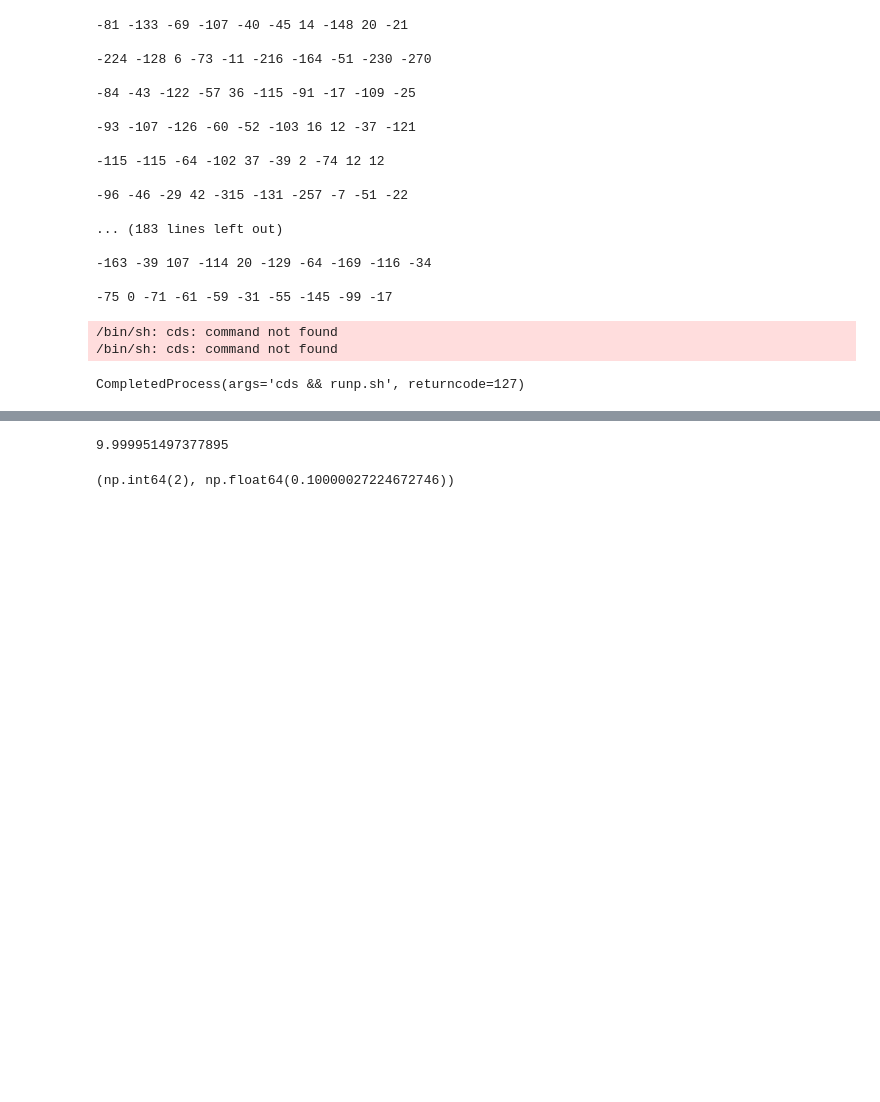
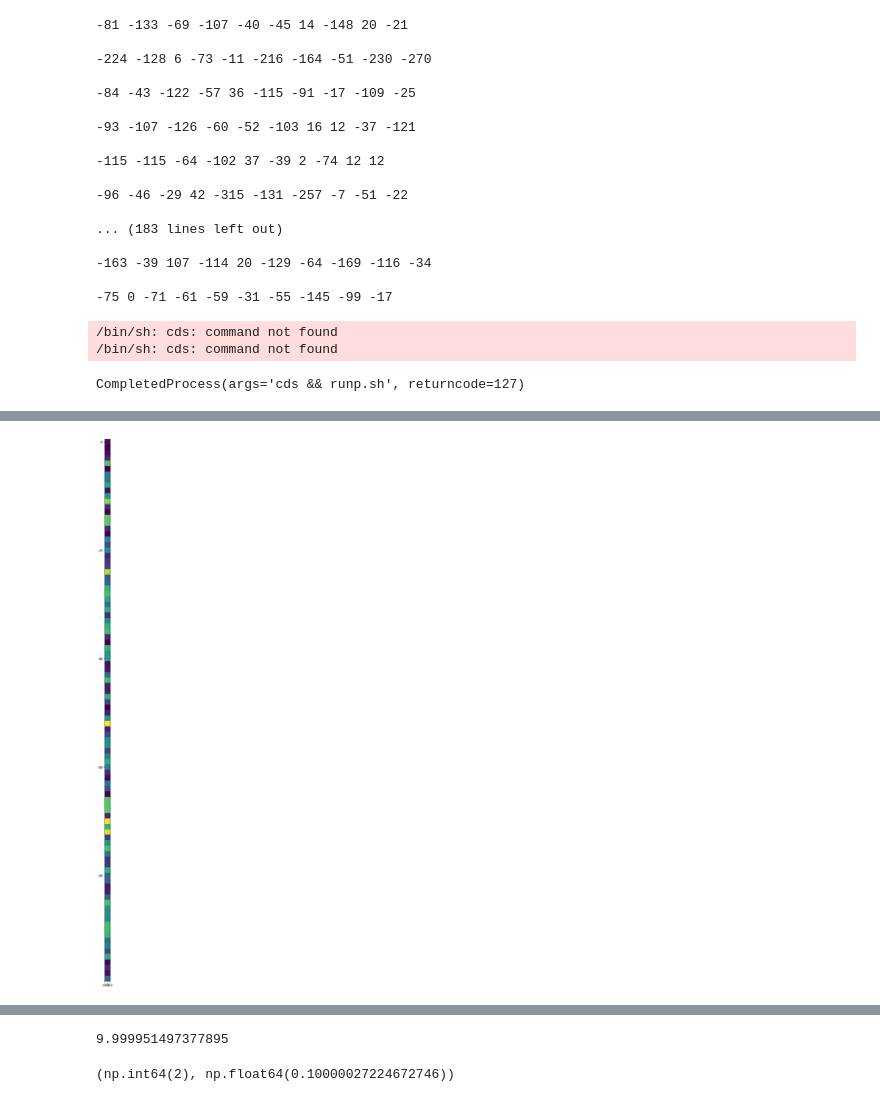
Before and after one commit to valmyr/ConvNetVerilog, a Jupyter notebook: Image.ipynb, the cells around one changed output, grey strips where cells are left out. Saved outputs shown, nothing was run; the diff lists cells and outputs as text; code cells hidden in the pictures; blank space fills up the shorter version.

```diff
--- a/Image.ipynb
+++ b/Image.ipynb
@@ -446,0 +420,5 @@ array([[[2440928.9375],
+# %%
+plt.figure(figsize=(40,30))
+import_img2(path_file=open('simulation/flatten.txt'));
+# %% [output]
+[figure, added]
```
Also changed, not shown: parts of 18 cells of this notebook, 17 other files.
